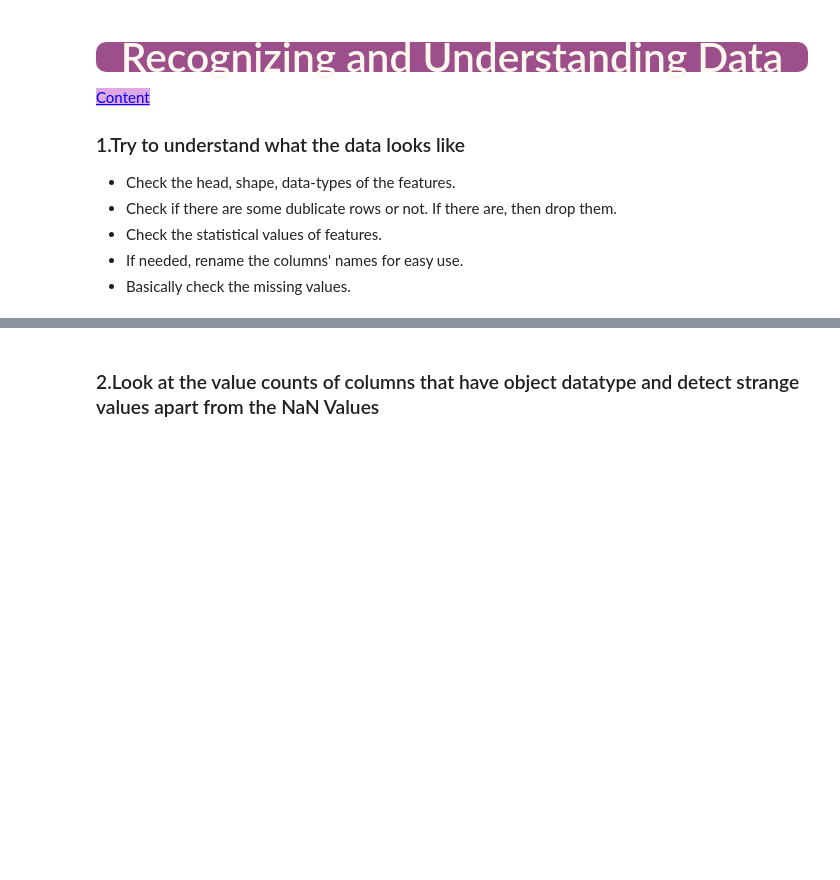
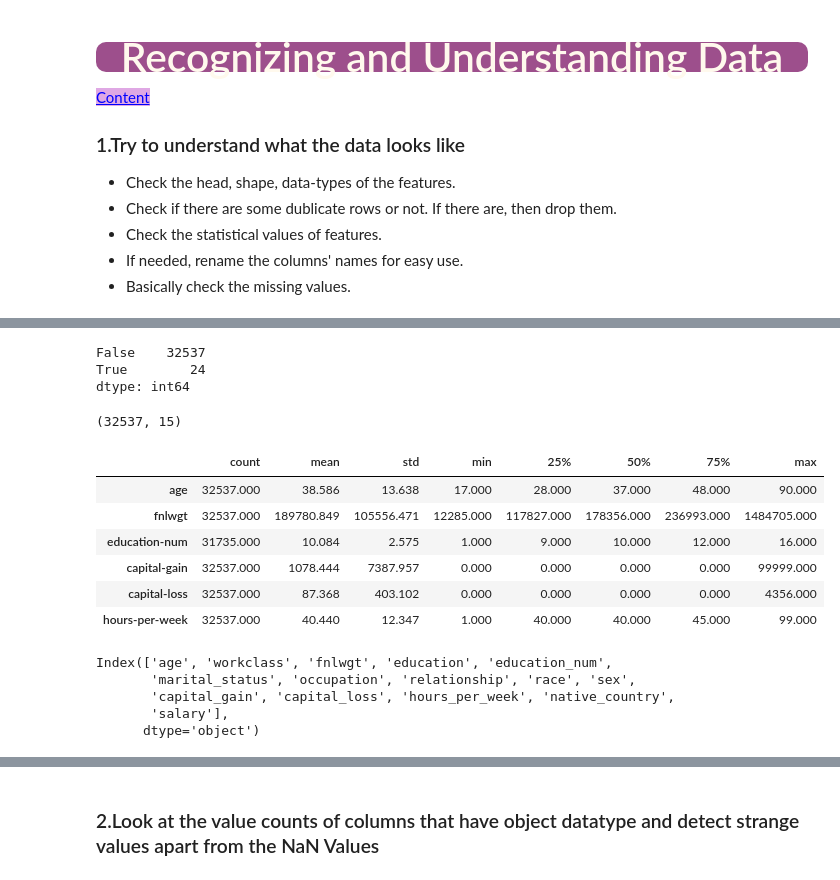
Before and after one commit to rkahraman20/Bootcamp_Clarusway, a Jupyter notebook: EDA_Projects/EDA_Project_01_Analyze_US_Citizens/EDA_Project_Analyze_US_Citizens_02.ipynb, the cells around one changed output, grey strips where cells are left out. Cells and saved outputs as stored; diff of their text form; code cells hidden in the pictures; blank space fills up the shorter version.

```diff
--- a/EDA_Projects/EDA_Project_01_Analyze_US_Citizens/EDA_Project_Analyze_US_Citizens_02.ipynb
+++ b/EDA_Projects/EDA_Project_01_Analyze_US_Citizens/EDA_Project_Analyze_US_Citizens_02.ipynb
@@ -147,0 +183,6 @@ style="color:blue; background-color:#dfa8e4" data-toggle="popover">Content</a>
+# %%
+df.duplicated().value_counts()
+# %% [output]
+False    32537
+True        24
+dtype: int64
@@ -147,0 +191,14 @@ style="color:blue; background-color:#dfa8e4" data-toggle="popover">Content</a>
+# %%
+df.shape
+# %% [output]
+(32537, 15)
+# %%
+df.describe().transpose()
+# %% [output]
+|  | count | mean | std | min | 25% | 50% | 75% | max |
+| age | 32537.000 | 38.586 | 13.638 | 17.000 | 28.000 | 37.000 | 48.000 | 90.000 |
+| fnlwgt | 32537.000 | 189780.849 | 105556.471 | 12285.000 | 117827.000 | 178356.000 | 236993.000 | 1484705.000 |
+| education-num | 31735.000 | 10.084 | 2.575 | 1.000 | 9.000 | 10.000 | 12.000 | 16.000 |
+| capital-gain | 32537.000 | 1078.444 | 7387.957 | 0.000 | 0.000 | 0.000 | 0.000 | 99999.000 |
+| capital-loss | 32537.000 | 87.368 | 403.102 | 0.000 | 0.000 | 0.000 | 0.000 | 4356.000 |
+| hours-per-week | 32537.000 | 40.440 | 12.347 | 1.000 | 40.000 | 40.000 | 45.000 | 99.000 |
@@ -147,0 +208,8 @@ style="color:blue; background-color:#dfa8e4" data-toggle="popover">Content</a>
+# %%
+df.columns
+# %% [output]
+Index(['age', 'workclass', 'fnlwgt', 'education', 'education_num',
+       'marital_status', 'occupation', 'relationship', 'race', 'sex',
+       'capital_gain', 'capital_loss', 'hours_per_week', 'native_country',
+       'salary'],
+      dtype='object')
```
Also changed, not shown: parts of 22 cells of this notebook.
